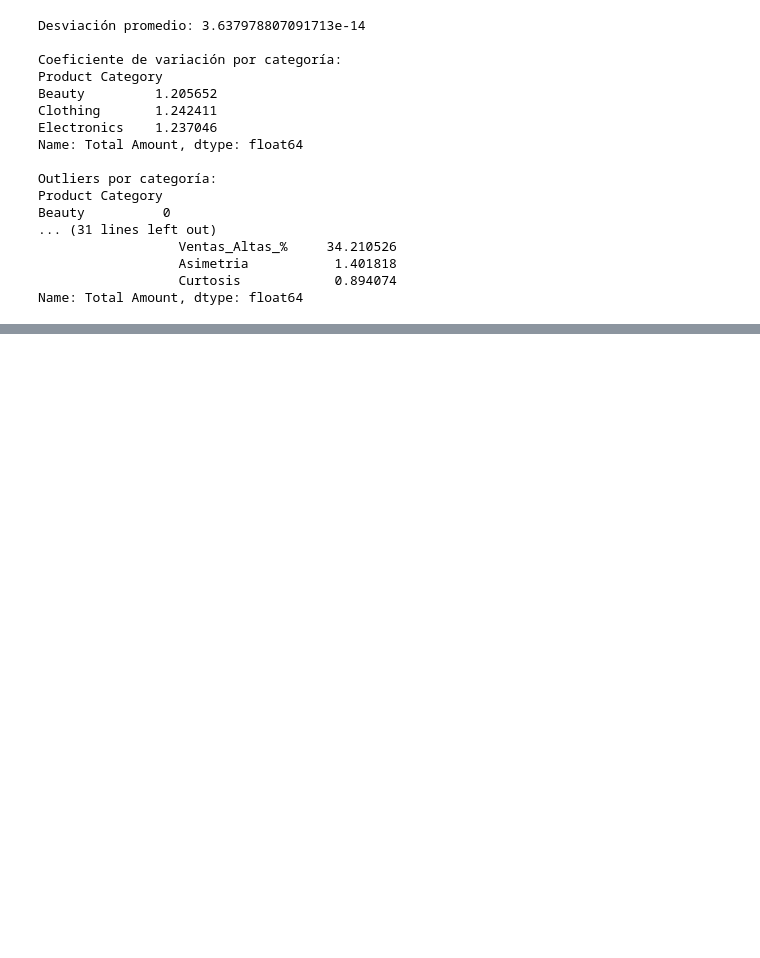
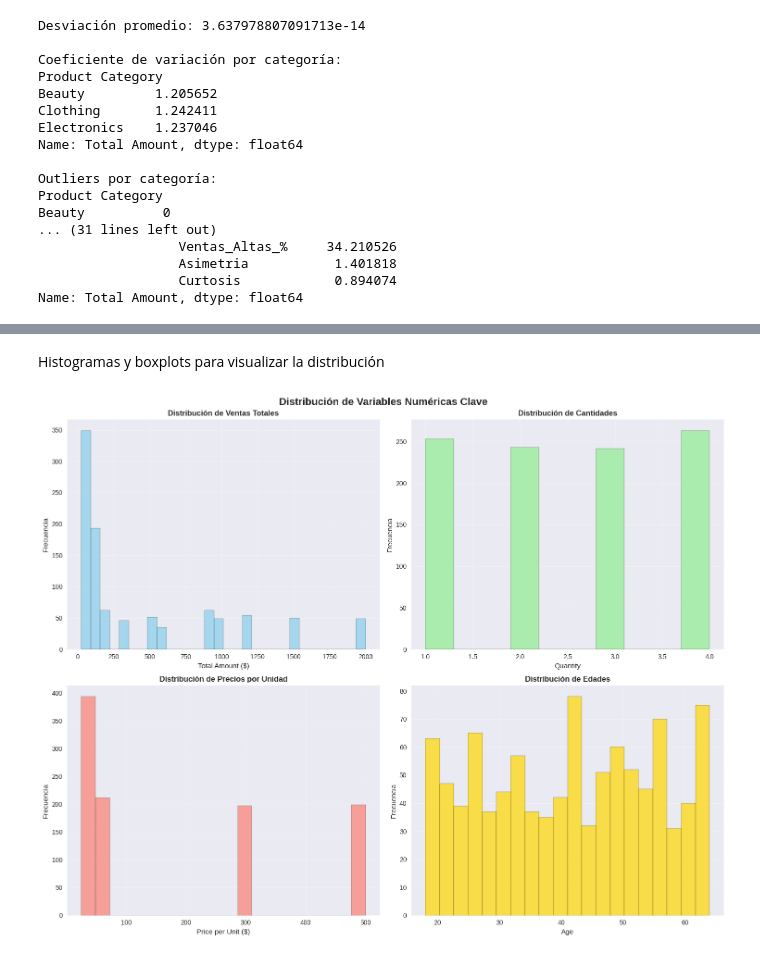
Before and after one commit to fcobeltran/Core8retailparte3, a Jupyter notebook: Notebook/Core8_retail_3.ipynb, the cells around one changed output, grey strips where cells are left out. Cells and saved outputs as stored; diff of their text form; code cells hidden in the pictures; blank space fills up the shorter version.

```diff
--- a/Notebook/Core8_retail_3.ipynb
+++ b/Notebook/Core8_retail_3.ipynb
@@ -232,0 +301,42 @@ Name: Total Amount, dtype: float64
+# %% [markdown]
+Histogramas y boxplots para visualizar la distribución
+# %%
+
+import matplotlib.pyplot as plt
+
+plt.style.use('seaborn-v0_8')
+fig, axes = plt.subplots(2, 2, figsize=(15, 12))
+fig.suptitle('Distribución de Variables Numéricas Clave', fontsize=16, fontweight='bold')
+
+# 1. Histograma de Total Amount
+axes[0, 0].hist(df['Total Amount'], bins=30, alpha=0.7, color='skyblue', edgecolor='black')
+axes[0, 0].set_title('Distribución de Ventas Totales', fontweight='bold')
+axes[0, 0].set_xlabel('Total Amount ($)')
+axes[0, 0].set_ylabel('Frecuencia')
+axes[0, 0].grid(True, alpha=0.3)
+
+# 2. Histograma de Quantity
+axes[0, 1].hist(df['Quantity'], bins=10, alpha=0.7, color='lightgreen', edgecolor='black')
+axes[0, 1].set_title('Distribución de Cantidades', fontweight='bold')
+axes[0, 1].set_xlabel('Quantity')
+axes[0, 1].set_ylabel('Frecuencia')
+axes[0, 1].grid(True, alpha=0.3)
+
+# 3. Histograma de Price per Unit
+axes[1, 0].hist(df['Price per Unit'], bins=20, alpha=0.7, color='salmon', edgecolor='black')
+axes[1, 0].set_title('Distribución de Precios por Unidad', fontweight='bold')
+axes[1, 0].set_xlabel('Price per Unit ($)')
+axes[1, 0].set_ylabel('Frecuencia')
+axes[1, 0].grid(True, alpha=0.3)
+
+# 4. Histograma de Age
+axes[1, 1].hist(df['Age'], bins=20, alpha=0.7, color='gold', edgecolor='black')
+axes[1, 1].set_title('Distribución de Edades', fontweight='bold')
+axes[1, 1].set_xlabel('Age')
+axes[1, 1].set_ylabel('Frecuencia')
+axes[1, 1].grid(True, alpha=0.3)
+
+plt.tight_layout()
+plt.show()
+# %% [output]
+[figure, added]
```
Also changed, not shown: parts of 10 cells of this notebook, 1 other file.
